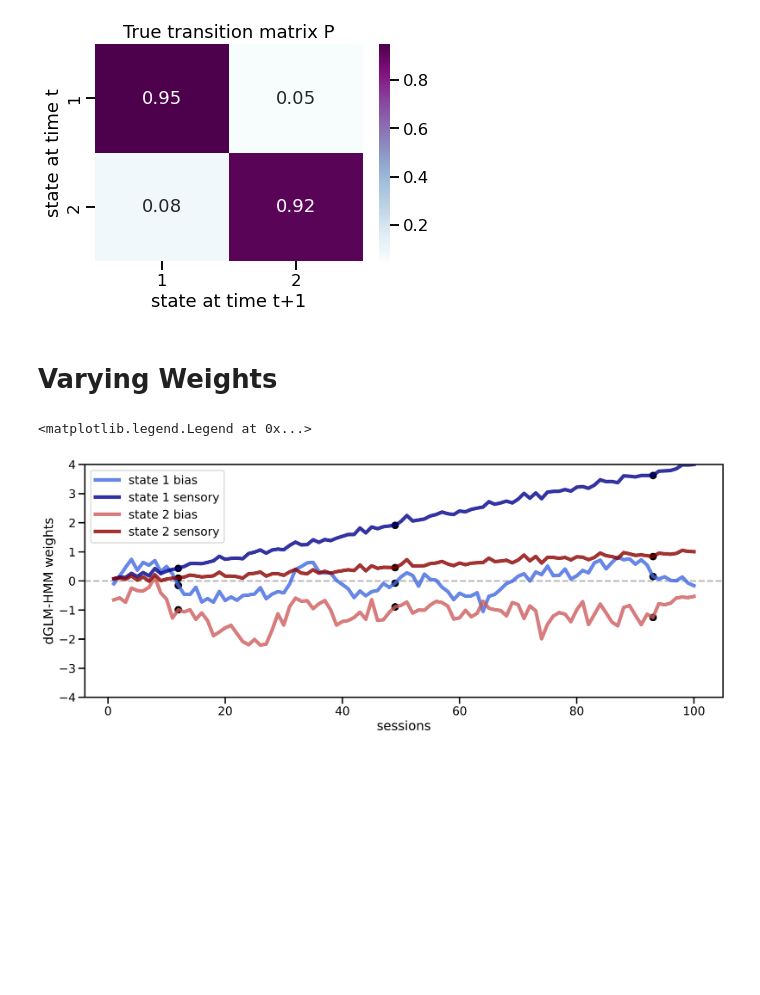
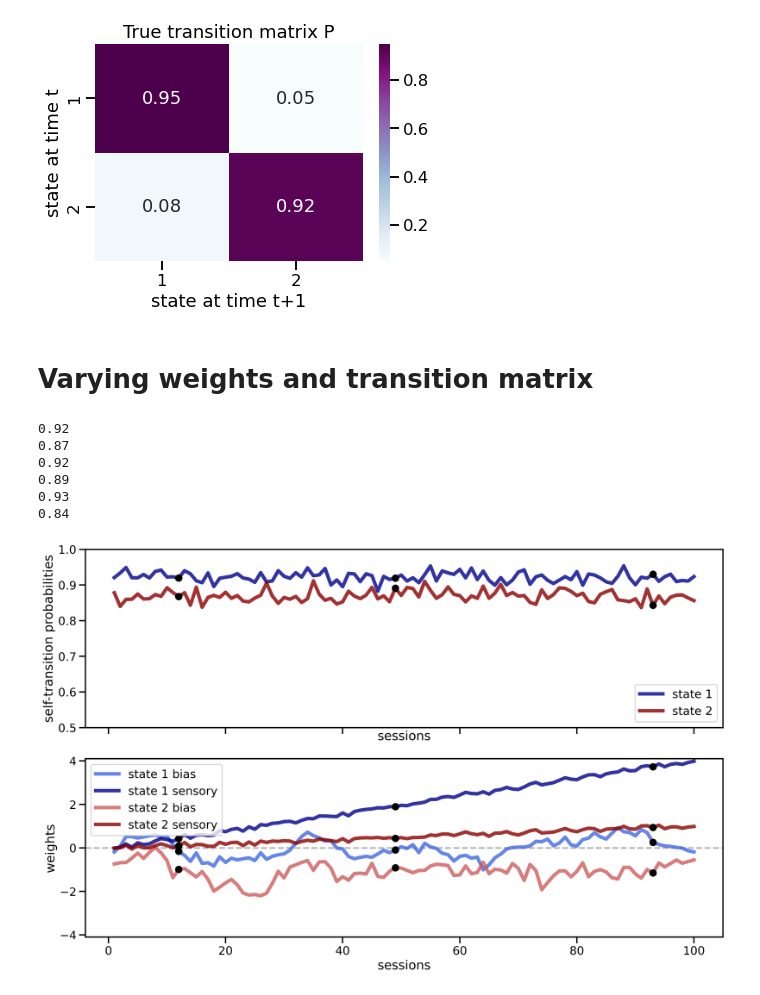
Before and after one commit to lenca56/Pillow_dGLM-HMM, a Jupyter notebook: code/Figure1.ipynb, the cells around one changed output. Cells and saved outputs as stored; diff of their text form; code cells hidden in the pictures; blank space fills up the shorter version.

Commit message:
finished Figure 1 with update

```diff
--- a/code/Figure1.ipynb
+++ b/code/Figure1.ipynb
@@ -38,54 +38,92 @@ trueP[1,1]=.92
 plot_transition_matrix(trueP, title='True')
 # %% [output]
 [figure]
-# %% [markdown]
-# Varying Weights
+# %% [markdown]
+# Varying weights and transition matrix
 # %%
 # True Weights and Session Start Indices
 # ourW = np.zeros((S,K,D))
 # ourW[:,0,1] = np.linspace(0,4,S) # state 1 sensory (increasing)
 # Twindow = 10
 # gaussians = np.random.normal(0,1.5,S+Twindow)
 # for t in range(Twindow):
 #     ourW[:,0,0] += gaussians[t:(-Twindow+t)]
 # ourW[:,0,0] = ourW[:,0,0] / Twindow # state 1 bias
 # ourW[:,1,1] = np.linspace(0,1,S) # state 2 sensory
 # Twindow = 10
 # gaussians = np.random.normal(-1,2,S+Twindow)
 # for t in range(Twindow):
 #     ourW[:,1,0] += gaussians[t:(-Twindow+t)]
 # ourW[:,1,0] = ourW[:,1,0] / Twindow # state 2 bias
 # np.save('../data_M1/Figure1_weights.npy', ourW)
 
+# trueP = np.zeros((2,2))
+# trueP[0,0]=0.92
+# trueP[0,1]=0.08
+# trueP[1,0]=.13
+# trueP[1,1]=.87
+
+# ourP = np.zeros((S,K,K))
+# # # change weight format to have session*trials points
+# for sess in range(0,S):
+#     noise = np.random.normal(0,0.015,1)
+#     ourP[sess,0,0] = trueP[0,0] + noise
+#     noise = np.random.normal(0,0.015,1)
+#     ourP[sess,1,1] = trueP[1,1] + noise
+# ourP[:,0,1] = 1 - ourP[:,0,0]
+# ourP[:,1,0] = 1 - ourP[:,1,1]
+# np.save('../data_M1/Figure1_transition_matrix.npy', ourP)
+
+ourP = np.load('../data_M1/Figure1_transition_matrix.npy')
+
 ourW = np.load('../data_M1/Figure1_weights.npy')
 trueW = np.zeros((N,K,D,C))
 # # change weight format to have session*trials points
 sessInd = []
 for sess in range(0,S):
     sessInd.append(sess*T)
     noise = np.random.normal(0,0.07,1)
     for t in range(0,T):
         trueW[sess*T+t,:,:,1] = ourW[sess,:,:] + noise
 sessInd.append(N)
 
-fig, axes = plt.subplots(1, figsize = (16,6), dpi=400)
-axes.set_ylim(-4,4)
-axes.set_ylabel('dGLM-HMM weights')
-axes.set_xlabel('sessions')
-axes.axhline(0, alpha=0.3, color='black',linestyle='--')
-axes.plot(range(1,sess+2),trueW[sessInd[:-1],0,0,1],color='royalblue',linewidth=5,label=f'state 1 bias', alpha=0.8, linestyle='-')
-axes.plot(range(1,sess+2),trueW[sessInd[:-1],0,1,1],color='darkblue',linewidth=5,label=f'state 1 sensory', alpha=0.8, linestyle='-')
-axes.plot(range(1,sess+2),trueW[sessInd[:-1],1,0,1],color='indianred',linewidth=5,label=f'state 2 bias', alpha=0.8, linestyle='-')
-axes.plot(range(1,sess+2),trueW[sessInd[:-1],1,1,1],color='darkred',linewidth=5,label=f'state 2 sensory', alpha=0.8, linestyle='-')
+fig, axes = plt.subplots(2, figsize = (14,9), dpi=400, sharex=True)
+axes[0].set_ylim(0.5,1)
+axes[0].set_ylabel('self-transition probabilities')
+axes[0].set_xlabel('sessions')
+axes[0].plot(range(1,S+1),ourP[:,0,0],color='darkblue',linewidth=5,label=f'state 1', alpha=0.8, linestyle='-')
+axes[0].plot(range(1,S+1),ourP[:,1,1],color='darkred',linewidth=5,label=f'state 2', alpha=0.8, linestyle='-')
 for earlySess in [12,49,93]:
-    axes.scatter(earlySess,trueW[sessInd[earlySess-1],0,0,1],color='black',alpha=1)
-    axes.scatter(earlySess,trueW[sessInd[earlySess-1],0,1,1],color='black',alpha=1)
-    axes.scatter(earlySess,trueW[sessInd[earlySess-1],1,0,1],color='black',alpha=1)
-    axes.scatter(earlySess,trueW[sessInd[earlySess-1],1,1,1],color='black',alpha=1)
-axes.legend(loc='upper left')
+    axes[0].scatter(earlySess,ourP[earlySess-1,0,0],color='black',alpha=1,zorder=2)
+    axes[0].scatter(earlySess,ourP[earlySess-1,1,1],color='black',alpha=1,zorder=2)
+    print(np.round(ourP[earlySess-1,0,0],2))
+    print(np.round(ourP[earlySess-1,1,1],2))
+axes[0].legend(loc='lower right')
+
+axes[1].set_ylim(-4.1,4.1)
+axes[1].set_ylabel('weights')
+axes[1].set_xlabel('sessions')
+axes[1].axhline(0, alpha=0.3, color='black',linestyle='--')
+axes[1].plot(range(1,sess+2),trueW[sessInd[:-1],0,0,1],color='royalblue',linewidth=5,label=f'state 1 bias', alpha=0.8, linestyle='-')
+axes[1].plot(range(1,sess+2),trueW[sessInd[:-1],0,1,1],color='darkblue',linewidth=5,label=f'state 1 sensory', alpha=0.8, linestyle='-')
+axes[1].plot(range(1,sess+2),trueW[sessInd[:-1],1,0,1],color='indianred',linewidth=5,label=f'state 2 bias', alpha=0.8, linestyle='-')
+axes[1].plot(range(1,sess+2),trueW[sessInd[:-1],1,1,1],color='darkred',linewidth=5,label=f'state 2 sensory', alpha=0.8, linestyle='-')
+for earlySess in [12,49,93]:
+    axes[1].scatter(earlySess,trueW[sessInd[earlySess-1],0,0,1],color='black',alpha=1,zorder=2)
+    axes[1].scatter(earlySess,trueW[sessInd[earlySess-1],0,1,1],color='black',alpha=1,zorder=2)
+    axes[1].scatter(earlySess,trueW[sessInd[earlySess-1],1,0,1],color='black',alpha=1,zorder=2)
+    axes[1].scatter(earlySess,trueW[sessInd[earlySess-1],1,1,1],color='black',alpha=1,zorder=2)
+axes[1].legend(loc='upper left')
+fig.tight_layout()
+plt.savefig(f'../figures_M1/Figure1_true_parameters.png', bbox_inches='tight', dpi=400)
 # %% [output]
-<matplotlib.legend.Legend at 0x...>
+0.92
+0.87
+0.92
+0.89
+0.93
+0.84
-[figure, old version]
+[figure, new version]
 # %%
 dGLMHMM = dglm_hmm1.dGLM_HMM1(N,K,D,C)
 x = np.ones((N,D))
```
Also changed, not shown: parts of 4 cells of this notebook, 1 other file.
